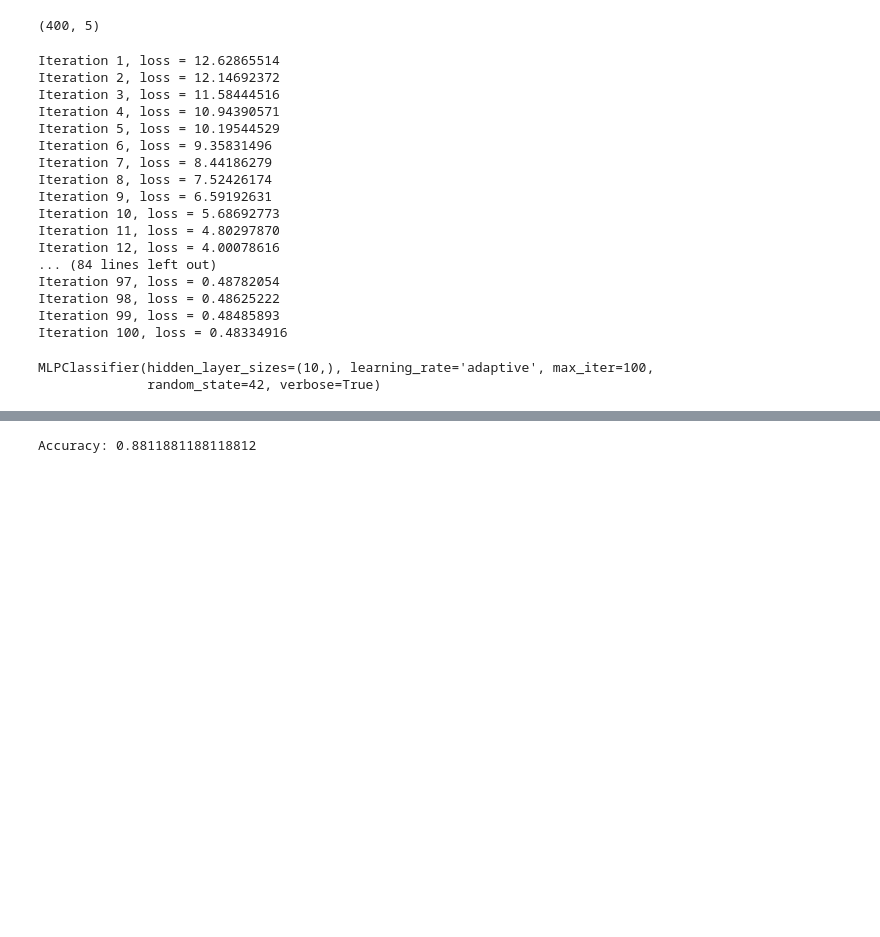
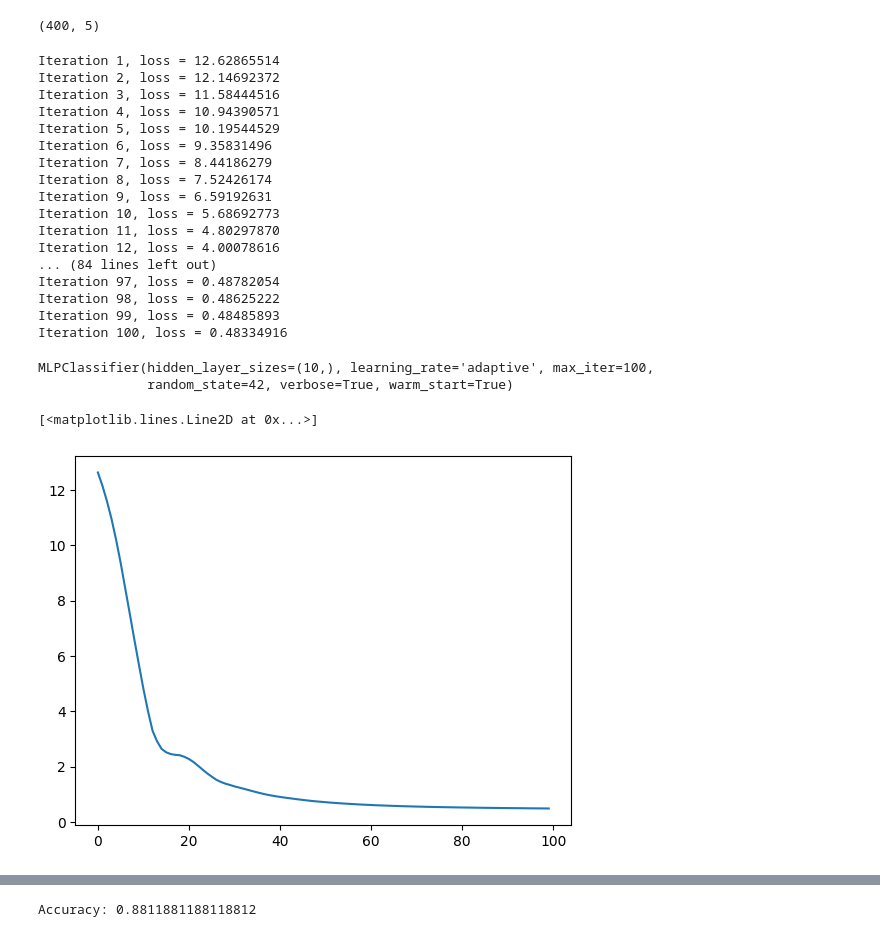
Before and after one commit to dorukwagle/Smart-Irrigation-System, a Jupyter notebook: model_training/mlp_classifier.ipynb, the cells around one changed output, grey strips where cells are left out. Cells and saved outputs as stored; diff of their text form; code cells hidden in the pictures; blank space fills up the shorter version.

```diff
--- a/model_training/mlp_classifier.ipynb
+++ b/model_training/mlp_classifier.ipynb
@@ -13,7 +15,7 @@ Xtrain.shape
 (400, 5)
 # %%
 # initialize the model
-mlp = MLPClassifier(hidden_layer_sizes=(10,), activation='relu', solver='adam', max_iter=100, learning_rate="adaptive", random_state=42, n_iter_no_change=10, verbose=True)
+mlp = MLPClassifier(hidden_layer_sizes=(10,), activation='relu', solver='adam', max_iter=100, learning_rate="adaptive", random_state=42, n_iter_no_change=10, verbose=True, warm_start=True)
 
 # Train the model
 mlp.fit(Xtrain, Ytrain)
@@ -36,6 +38,6 @@ Iteration 98, loss = 0.48625222
 Iteration 99, loss = 0.48485893
 Iteration 100, loss = 0.48334916
 MLPClassifier(hidden_layer_sizes=(10,), learning_rate='adaptive', max_iter=100,
-              random_state=42, verbose=True)
+              random_state=42, verbose=True, warm_start=True)
 # %%
 y_pred = mlp.predict(Xtest)
@@ -41,0 +45,6 @@ y_pred = mlp.predict(Xtest)
+# %%
+plt.plot(mlp.loss_curve_)
+# plt.plot(mlp.validation_scores_)
+# %% [output]
+[<matplotlib.lines.Line2D at 0x...>]
+[figure, added]
```
Also changed, not shown: parts of 3 cells of this notebook, 11 other files.
